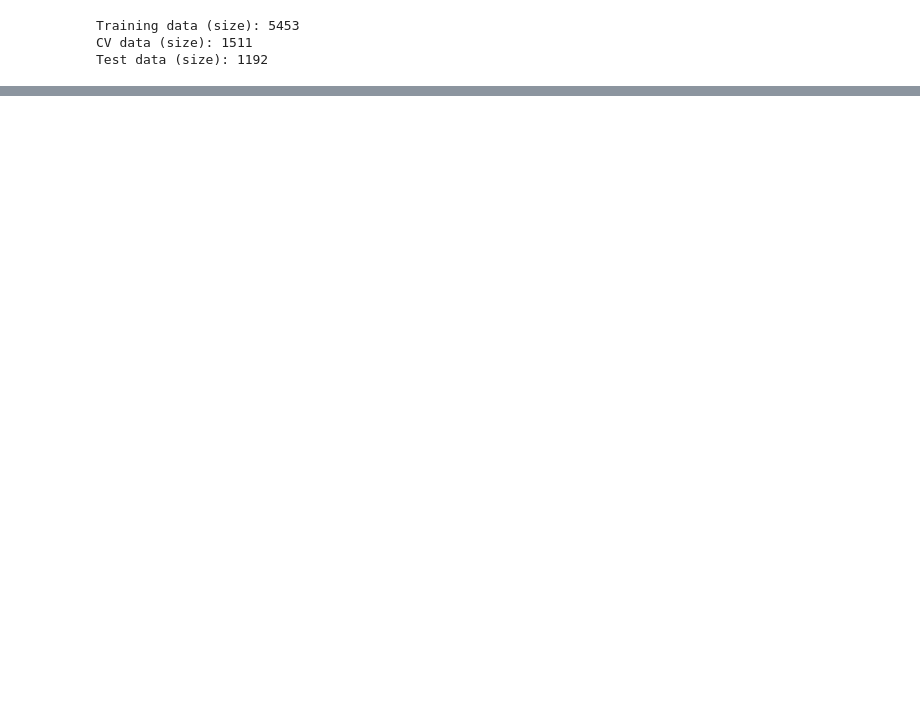
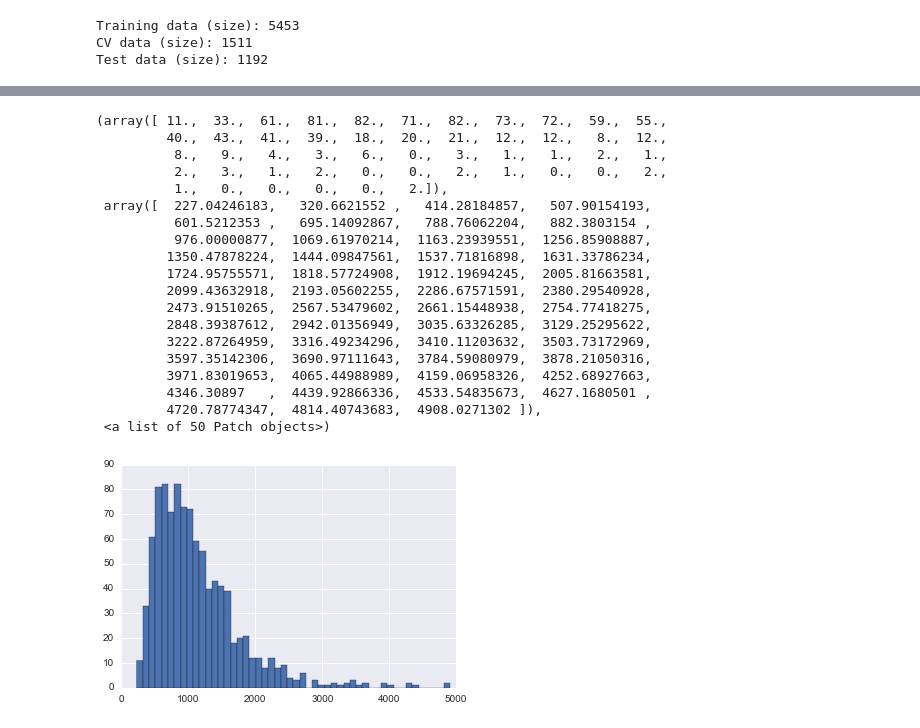
Before and after one commit to savourylie/Stock-Price-Forecaster, a Jupyter notebook: TradingBot/TradingBot.ipynb, the cells around one changed output, grey strips where cells are left out. Drawn from its saved outputs; the diff is of its cells as text; code cells hidden in the pictures; blank space fills up the shorter version.

```diff
--- a/TradingBot/TradingBot.ipynb
+++ b/TradingBot/TradingBot.ipynb
@@ -813,3 +937,24 @@ monkey_test.simulate(100000)
 # %%
-plt.hist(monkey_cv.pv_history_list, bins=20)
-plt.hist(monkey_test.pv_history_list, bins=20)
+plt.hist(monkey_cv.pv_history_list, bins=50)
+# plt.hist(monkey_test.pv_history_list, bins=20)
+# %% [output]
+(array([ 11.,  33.,  61.,  81.,  82.,  71.,  82.,  73.,  72.,  59.,  55.,
+         40.,  43.,  41.,  39.,  18.,  20.,  21.,  12.,  12.,   8.,  12.,
+          8.,   9.,   4.,   3.,   6.,   0.,   3.,   1.,   1.,   2.,   1.,
+          2.,   3.,   1.,   2.,   0.,   0.,   2.,   1.,   0.,   0.,   2.,
+          1.,   0.,   0.,   0.,   0.,   2.]),
+ array([  227.04246183,   320.6621552 ,   414.28184857,   507.90154193,
+          601.5212353 ,   695.14092867,   788.76062204,   882.3803154 ,
+          976.00000877,  1069.61970214,  1163.23939551,  1256.85908887,
+         1350.47878224,  1444.09847561,  1537.71816898,  1631.33786234,
+         1724.95755571,  1818.57724908,  1912.19694245,  2005.81663581,
+         2099.43632918,  2193.05602255,  2286.67571591,  2380.29540928,
+         2473.91510265,  2567.53479602,  2661.15448938,  2754.77418275,
+         2848.39387612,  2942.01356949,  3035.63326285,  3129.25295622,
+         3222.87264959,  3316.49234296,  3410.11203632,  3503.73172969,
+         3597.35142306,  3690.97111643,  3784.59080979,  3878.21050316,
+         3971.83019653,  4065.44988989,  4159.06958326,  4252.68927663,
+         4346.30897   ,  4439.92866336,  4533.54835673,  4627.1680501 ,
+         4720.78774347,  4814.40743683,  4908.0271302 ]),
+ <a list of 50 Patch objects>)
+[figure, added]
```
Also changed, not shown: parts of 13 cells of this notebook, 7 other files.
